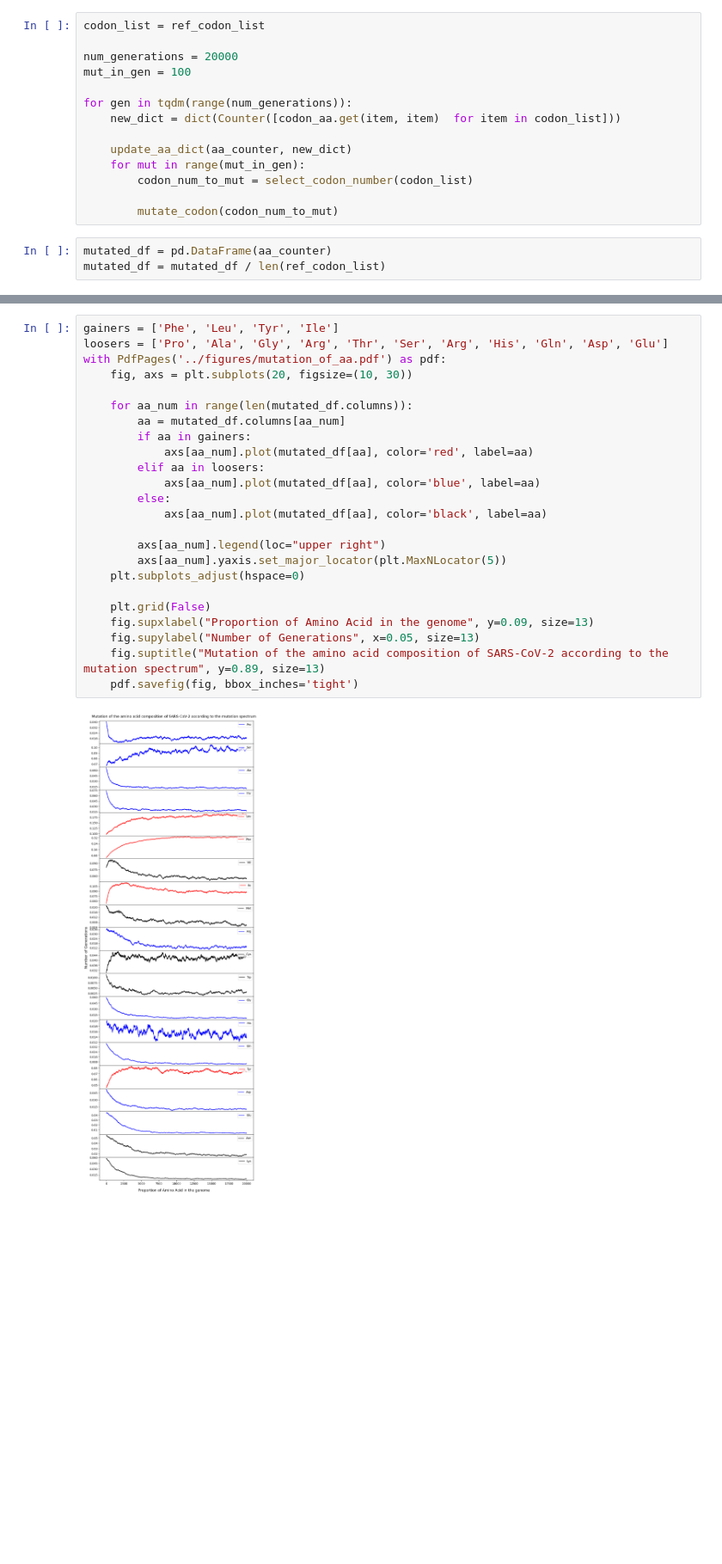
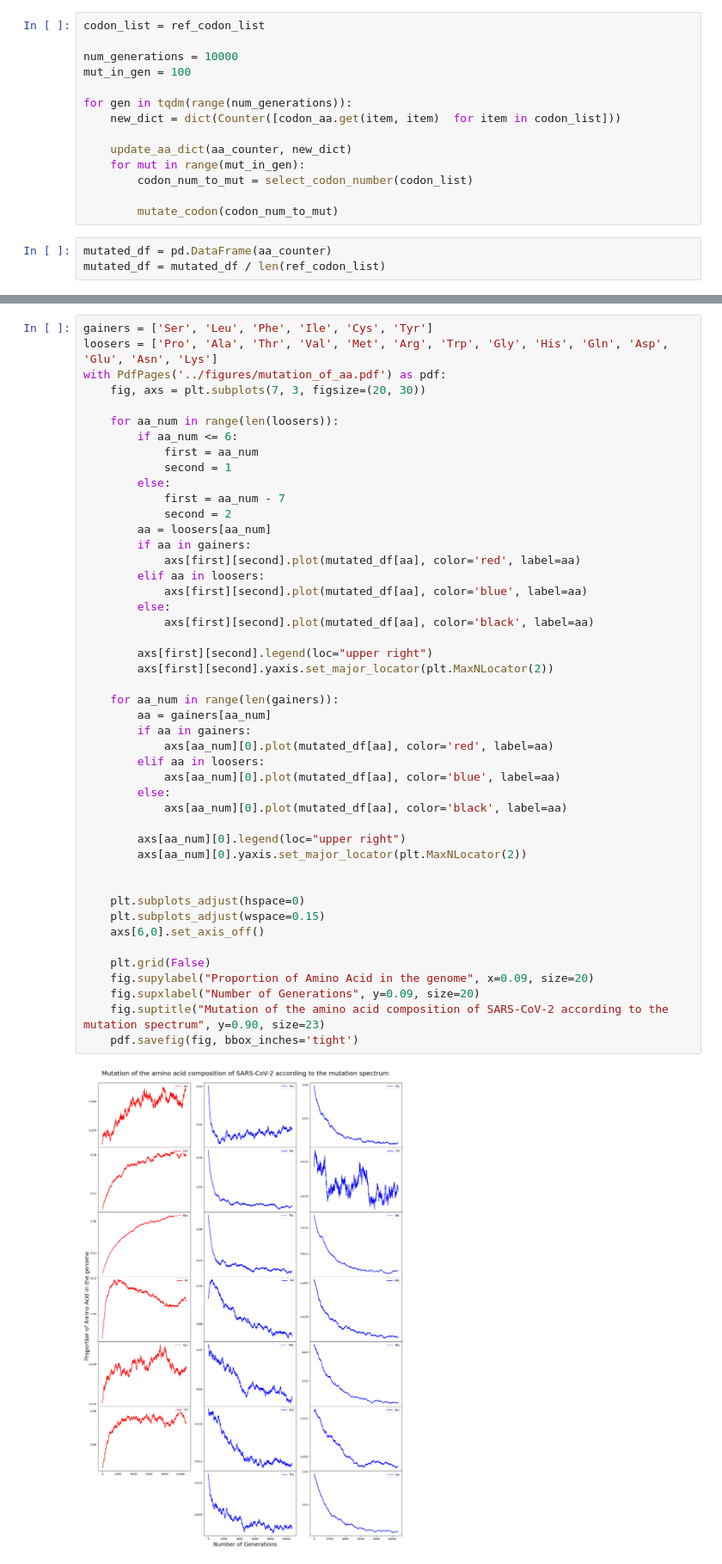
Before and after one commit to VoronkaAlexandr/Sars_Cov_2_MutSpec, a Jupyter notebook: Sars_Cov_2/cod/39_mutate_aa.ipynb, the cells around one changed output, grey strips where cells are left out. Shown at 86% size. Saved outputs shown, nothing was run; the diff lists cells and outputs as text; blank space fills up the shorter version.

```diff
--- a/Sars_Cov_2/cod/39_mutate_aa.ipynb
+++ b/Sars_Cov_2/cod/39_mutate_aa.ipynb
@@ -115,7 +115,7 @@ def update_aa_dict(aa_counter, new_aa_counter):
 # %%
 codon_list = ref_codon_list
 
-num_generations = 20000
+num_generations = 10000
 mut_in_gen = 100
 
 for gen in tqdm(range(num_generations)):
@@ -148,26 +148,48 @@ mutated_df
 # %%
-gainers = ['Phe', 'Leu', 'Tyr', 'Ile']
-loosers = ['Pro', 'Ala', 'Gly', 'Arg', 'Thr', 'Ser', 'Arg', 'His', 'Gln', 'Asp', 'Glu']
+gainers = ['Ser', 'Leu', 'Phe', 'Ile', 'Cys', 'Tyr']
+loosers = ['Pro', 'Ala', 'Thr', 'Val', 'Met', 'Arg', 'Trp', 'Gly', 'His', 'Gln', 'Asp', 'Glu', 'Asn', 'Lys']
 with PdfPages('../figures/mutation_of_aa.pdf') as pdf:
-    fig, axs = plt.subplots(20, figsize=(10, 30))
+    fig, axs = plt.subplots(7, 3, figsize=(20, 30))
 
-    for aa_num in range(len(mutated_df.columns)):
-        aa = mutated_df.columns[aa_num]
+    for aa_num in range(len(loosers)):
+        if aa_num <= 6:
+            first = aa_num
+            second = 1
+        else:
+            first = aa_num - 7
+            second = 2
+        aa = loosers[aa_num]
         if aa in gainers:
-            axs[aa_num].plot(mutated_df[aa], color='red', label=aa)
+            axs[first][second].plot(mutated_df[aa], color='red', label=aa)
         elif aa in loosers:
-            axs[aa_num].plot(mutated_df[aa], color='blue', label=aa)
+            axs[first][second].plot(mutated_df[aa], color='blue', label=aa)
         else:
-            axs[aa_num].plot(mutated_df[aa], color='black', label=aa)
+            axs[first][second].plot(mutated_df[aa], color='black', label=aa)
 
-        axs[aa_num].legend(loc="upper right")
-        axs[aa_num].yaxis.set_major_locator(plt.MaxNLocator(5))
+        axs[first][second].legend(loc="upper right")
+        axs[first][second].yaxis.set_major_locator(plt.MaxNLocator(2))
+
+    for aa_num in range(len(gainers)):
+        aa = gainers[aa_num]
+        if aa in gainers:
+            axs[aa_num][0].plot(mutated_df[aa], color='red', label=aa)
+        elif aa in loosers:
+            axs[aa_num][0].plot(mutated_df[aa], color='blue', label=aa)
+        else:
+            axs[aa_num][0].plot(mutated_df[aa], color='black', label=aa)
+
+        axs[aa_num][0].legend(loc="upper right")
+        axs[aa_num][0].yaxis.set_major_locator(plt.MaxNLocator(2))
+
+
     plt.subplots_adjust(hspace=0)
+    plt.subplots_adjust(wspace=0.15)
+    axs[6,0].set_axis_off()
 
     plt.grid(False)
-    fig.supxlabel("Proportion of Amino Acid in the genome", y=0.09, size=13)
-    fig.supylabel("Number of Generations", x=0.05, size=13)
-    fig.suptitle("Mutation of the amino acid composition of SARS-CoV-2 according to the mutation spectrum", y=0.89, size=13)
+    fig.supylabel("Proportion of Amino Acid in the genome", x=0.09, size=20)
+    fig.supxlabel("Number of Generations", y=0.09, size=20)
+    fig.suptitle("Mutation of the amino acid composition of SARS-CoV-2 according to the mutation spectrum", y=0.90, size=23)
     pdf.savefig(fig, bbox_inches='tight')
 # %% [output]
-[figure, old version]
+[figure, new version]
```
Also changed, not shown: parts of 1 cell of this notebook.
